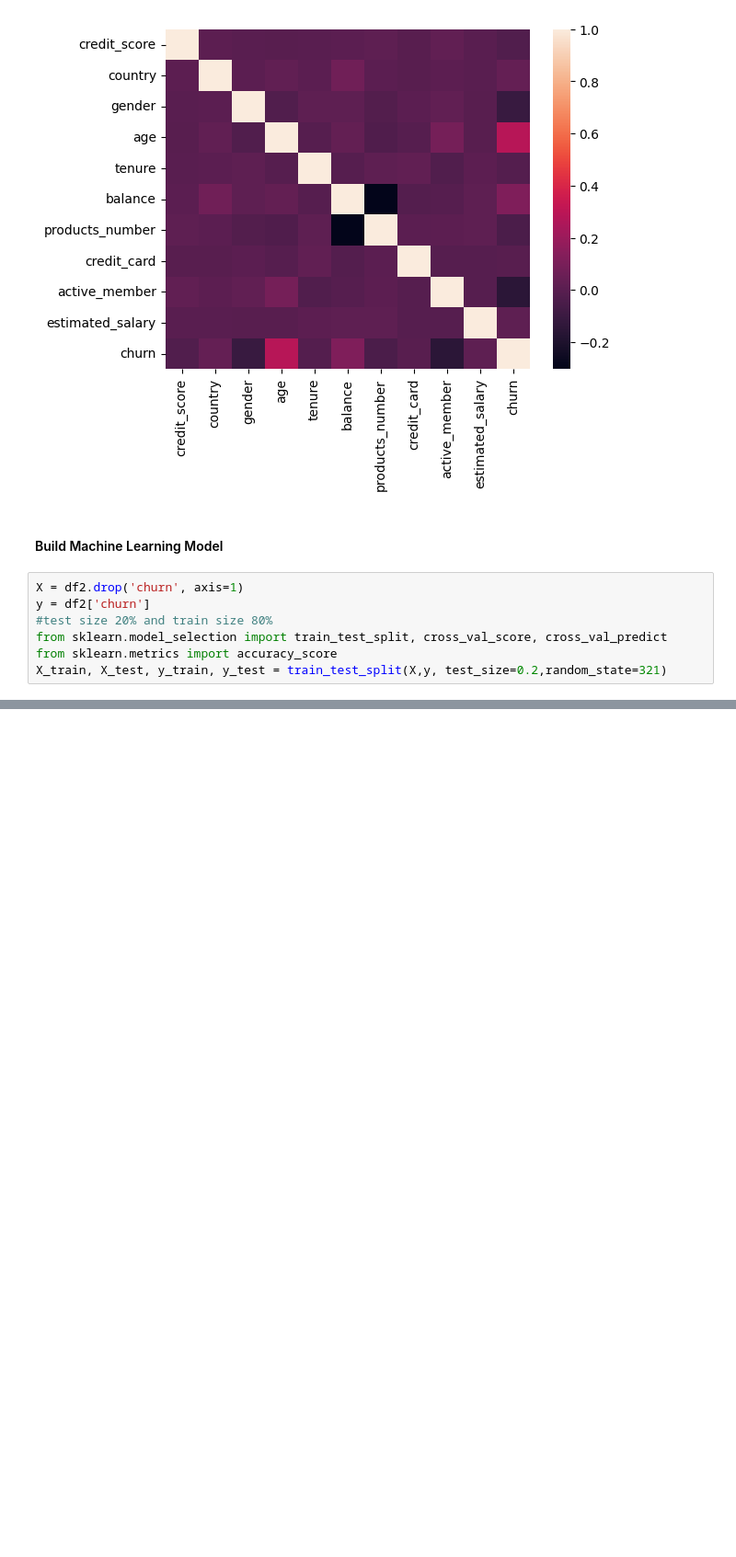
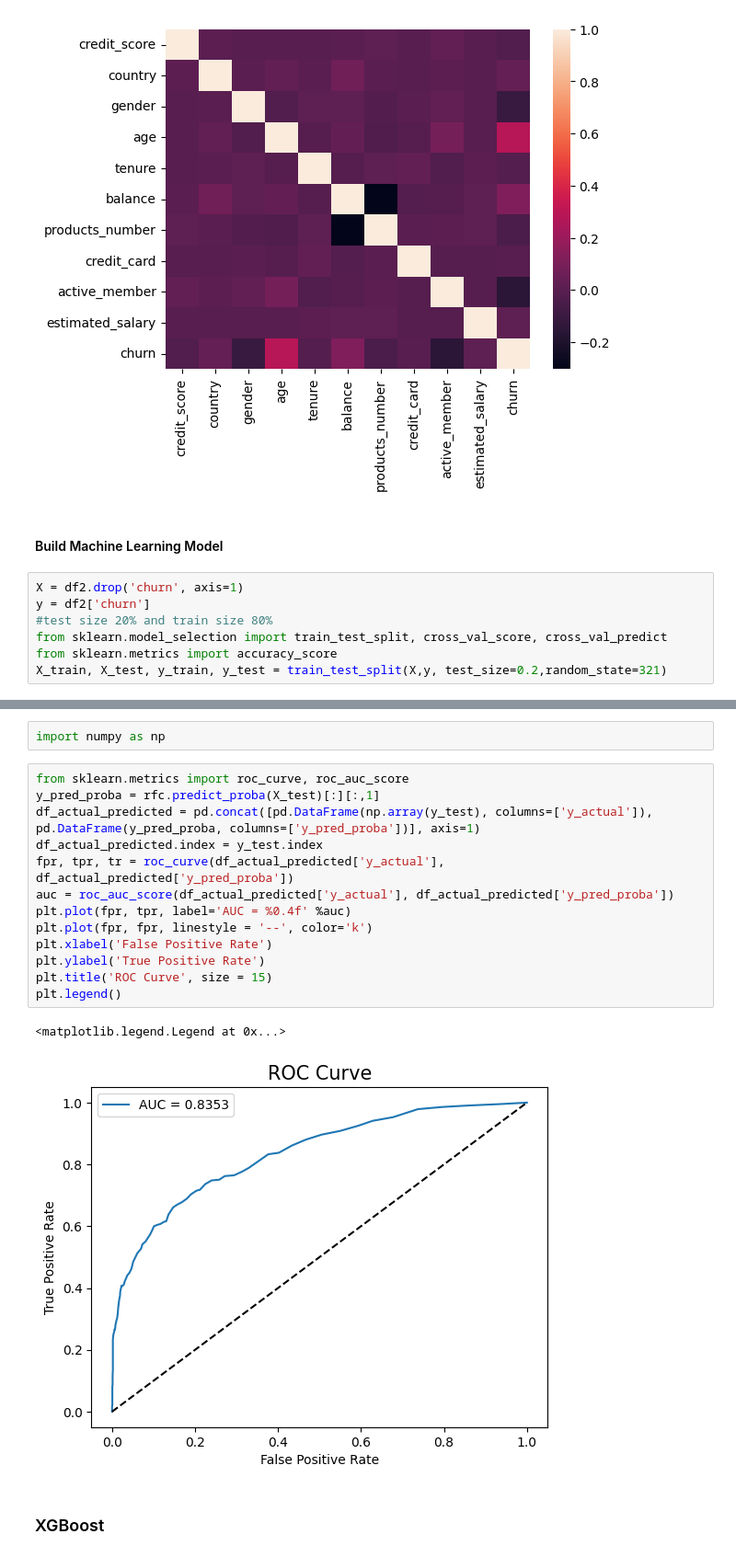
Before and after one commit to codemasterds/Machine_Learing_Projects, a Jupyter notebook: Customer_lifetime_value/model.ipynb, the cells around one changed output, grey strips where cells are left out. Shown at 92% size. Cells and saved outputs as stored; diff of their text form; blank space fills up the shorter version.

```diff
--- a/Customer_lifetime_value/model.ipynb
+++ b/Customer_lifetime_value/model.ipynb
@@ -105,0 +179,20 @@ X_train, X_test, y_train, y_test = train_test_split(X,y, test_size=0.2,random_st
+# %%
+import numpy as np
+# %%
+from sklearn.metrics import roc_curve, roc_auc_score
+y_pred_proba = rfc.predict_proba(X_test)[:][:,1]
+df_actual_predicted = pd.concat([pd.DataFrame(np.array(y_test), columns=['y_actual']), pd.DataFrame(y_pred_proba, columns=['y_pred_proba'])], axis=1)
+df_actual_predicted.index = y_test.index
+fpr, tpr, tr = roc_curve(df_actual_predicted['y_actual'], df_actual_predicted['y_pred_proba'])
+auc = roc_auc_score(df_actual_predicted['y_actual'], df_actual_predicted['y_pred_proba'])
+plt.plot(fpr, tpr, label='AUC = %0.4f' %auc)
+plt.plot(fpr, fpr, linestyle = '--', color='k')
+plt.xlabel('False Positive Rate')
+plt.ylabel('True Positive Rate')
+plt.title('ROC Curve', size = 15)
+plt.legend()
+# %% [output]
+<matplotlib.legend.Legend at 0x...>
+[figure, added]
+# %% [markdown]
+### XGBoost
```
Also changed, not shown: parts of 15 cells of this notebook.
